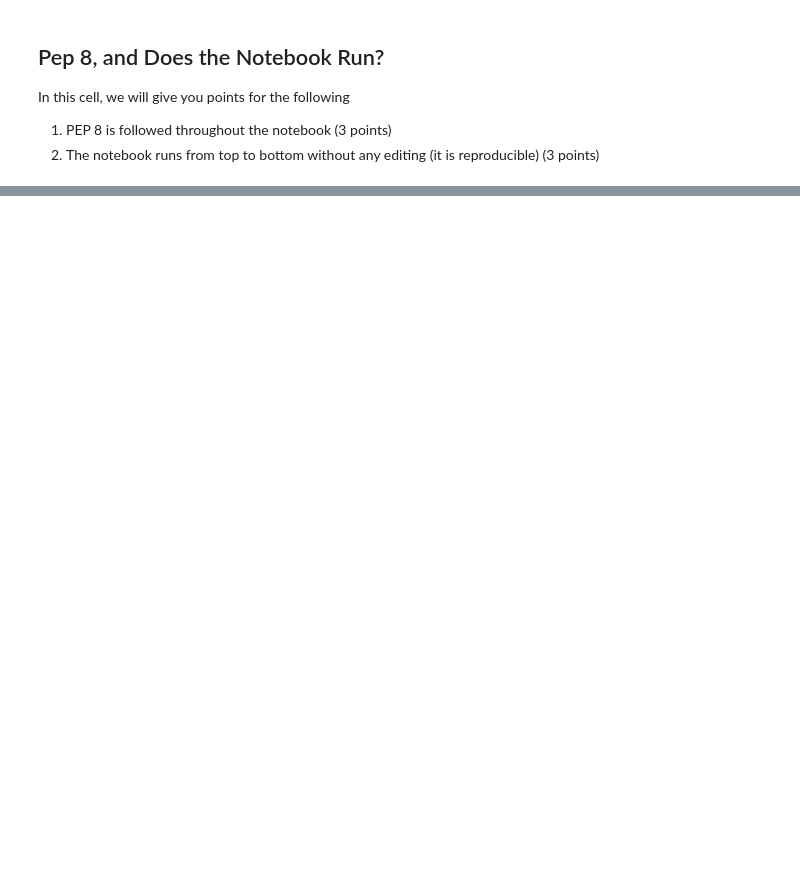
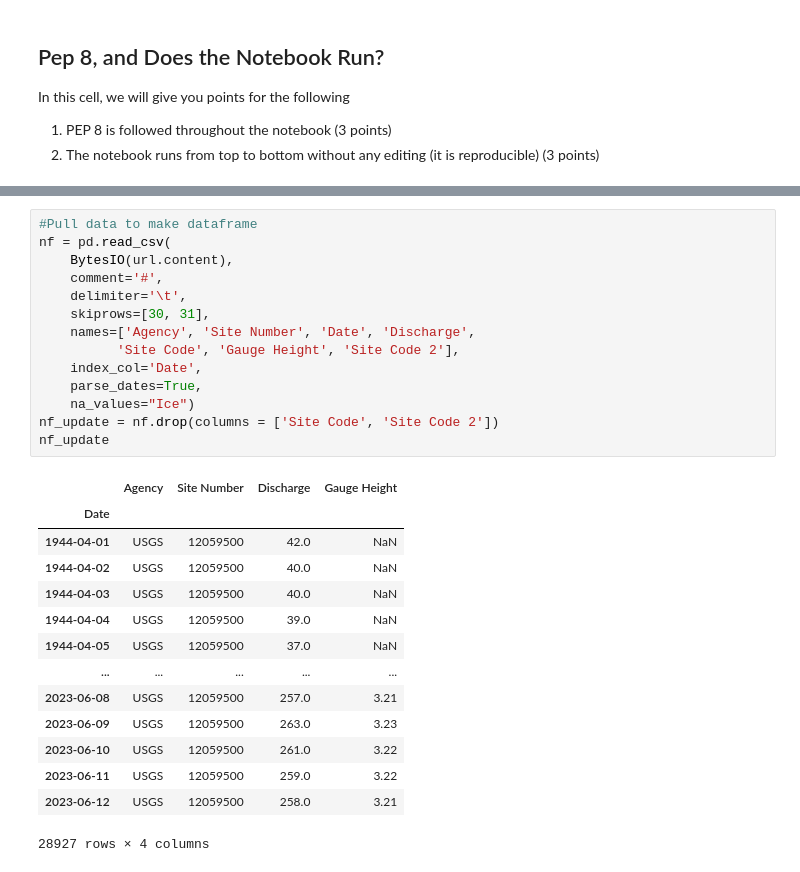
Before and after one commit to KiStroh/time-series-data-KiStroh, a Jupyter notebook: stars-02-time-series.ipynb, the cells around one changed output, grey strips where cells are left out. Cells and saved outputs as stored; diff of their text form; blank space fills up the shorter version.

```diff
--- a/stars-02-time-series.ipynb
+++ b/stars-02-time-series.ipynb
@@ -716,0 +802,29 @@ In this cell, we will give you points for the following
+# %%
+#Pull data to make dataframe
+nf = pd.read_csv(
+    BytesIO(url.content),
+    comment='#',
+    delimiter='\t',
+    skiprows=[30, 31],
+    names=['Agency', 'Site Number', 'Date', 'Discharge',
+          'Site Code', 'Gauge Height', 'Site Code 2'],
+    index_col='Date',
+    parse_dates=True,
+    na_values="Ice")
+nf_update = nf.drop(columns = ['Site Code', 'Site Code 2'])
+nf_update
+# %% [output]
+|  | Agency | Site Number | Discharge | Gauge Height |
+| Date |  |  |  |  |
+| 1944-04-01 | USGS | 12059500 | 42.0 | NaN |
+| 1944-04-02 | USGS | 12059500 | 40.0 | NaN |
+| 1944-04-03 | USGS | 12059500 | 40.0 | NaN |
+| 1944-04-04 | USGS | 12059500 | 39.0 | NaN |
+| 1944-04-05 | USGS | 12059500 | 37.0 | NaN |
+| ... | ... | ... | ... | ... |
+| 2023-06-08 | USGS | 12059500 | 257.0 | 3.21 |
+| 2023-06-09 | USGS | 12059500 | 263.0 | 3.23 |
+| 2023-06-10 | USGS | 12059500 | 261.0 | 3.22 |
+| 2023-06-11 | USGS | 12059500 | 259.0 | 3.22 |
+| 2023-06-12 | USGS | 12059500 | 258.0 | 3.21 |
+28927 rows × 4 columns
```
Also changed, not shown: parts of 20 cells of this notebook.
